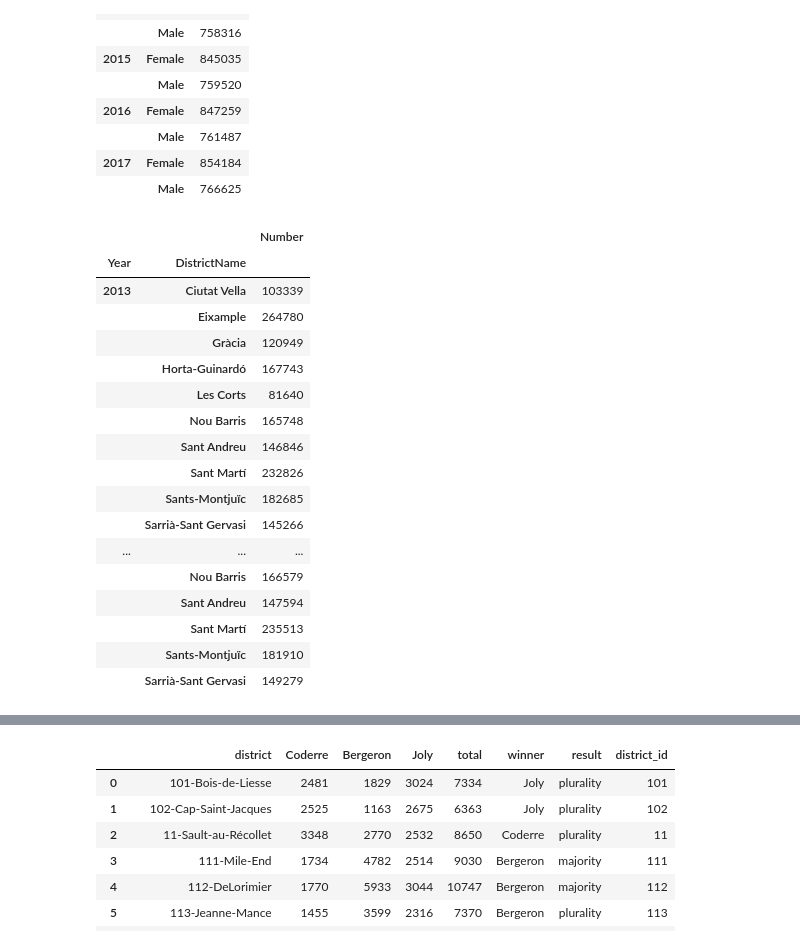
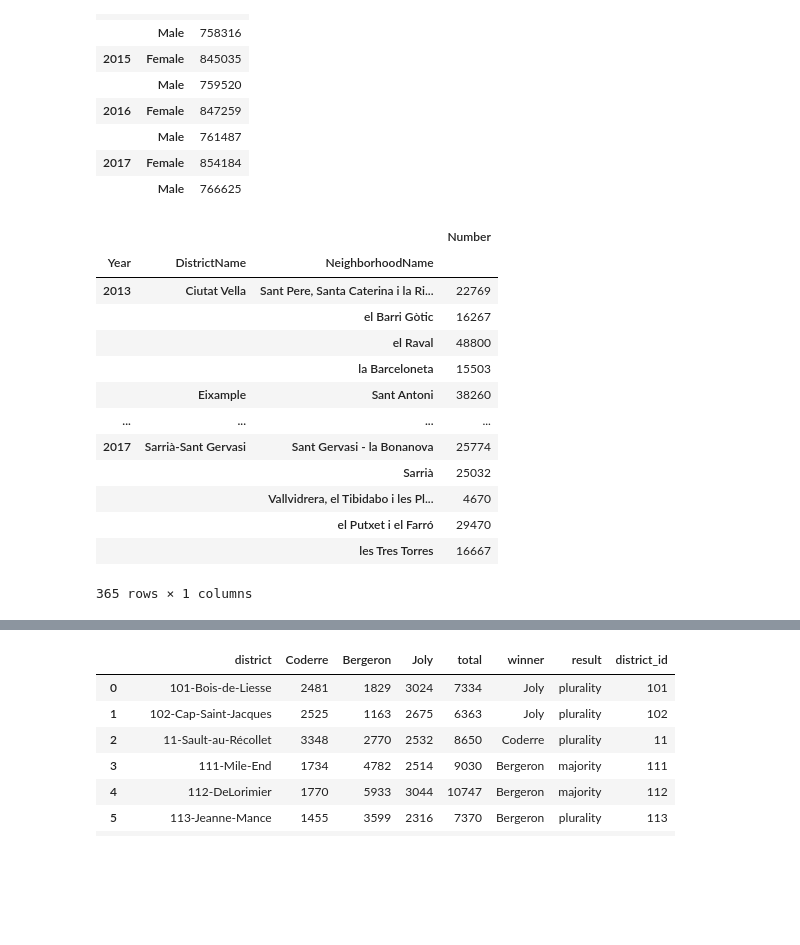
Before and after one commit to AlfaisalGassim/Barcelona_EDA, a Jupyter notebook: exploration.ipynb, the cells around one changed output, grey strips where cells are left out. Saved outputs shown, nothing was run; the diff lists cells and outputs as text; code cells hidden in the pictures; blank space fills up the shorter version.

```diff
--- a/exploration.ipynb
+++ b/exploration.ipynb
@@ -316,26 +316,22 @@ x
 | 2017 | Female | 854184 |
 |  | Male | 766625 |
 # %%
-(popul_data.groupby(["Year","DistrictName"])["Number"].sum()).to_frame()
+(popul_data.groupby(["Year","DistrictName","NeighborhoodName"])["Number"].sum()).to_frame()
 # %% [output]
-|  |  | Number |
-| Year | DistrictName |  |
-| 2013 | Ciutat Vella | 103339 |
-|  | Eixample | 264780 |
-|  | Gràcia | 120949 |
-|  | Horta-Guinardó | 167743 |
-|  | Les Corts | 81640 |
-|  | Nou Barris | 165748 |
-|  | Sant Andreu | 146846 |
-|  | Sant Martí | 232826 |
-|  | Sants-Montjuïc | 182685 |
-|  | Sarrià-Sant Gervasi | 145266 |
-| ... | ... | ... |
-|  | Nou Barris | 166579 |
-|  | Sant Andreu | 147594 |
-|  | Sant Martí | 235513 |
-|  | Sants-Montjuïc | 181910 |
-|  | Sarrià-Sant Gervasi | 149279 |
+|  |  |  | Number |
+| Year | DistrictName | NeighborhoodName |  |
+| 2013 | Ciutat Vella | Sant Pere, Santa Caterina i la Ri... | 22769 |
+|  |  | el Barri Gòtic | 16267 |
+|  |  | el Raval | 48800 |
+|  |  | la Barceloneta | 15503 |
+|  | Eixample | Sant Antoni | 38260 |
+| ... | ... | ... | ... |
+| 2017 | Sarrià-Sant Gervasi | Sant Gervasi - la Bonanova | 25774 |
+|  |  | Sarrià | 25032 |
+|  |  | Vallvidrera, el Tibidabo i les Pl... | 4670 |
+|  |  | el Putxet i el Farró | 29470 |
+|  |  | les Tres Torres | 16667 |
+365 rows × 1 columns
 # %%
 
 df = px.data.election()
```
Also changed, not shown: 1 other file.
